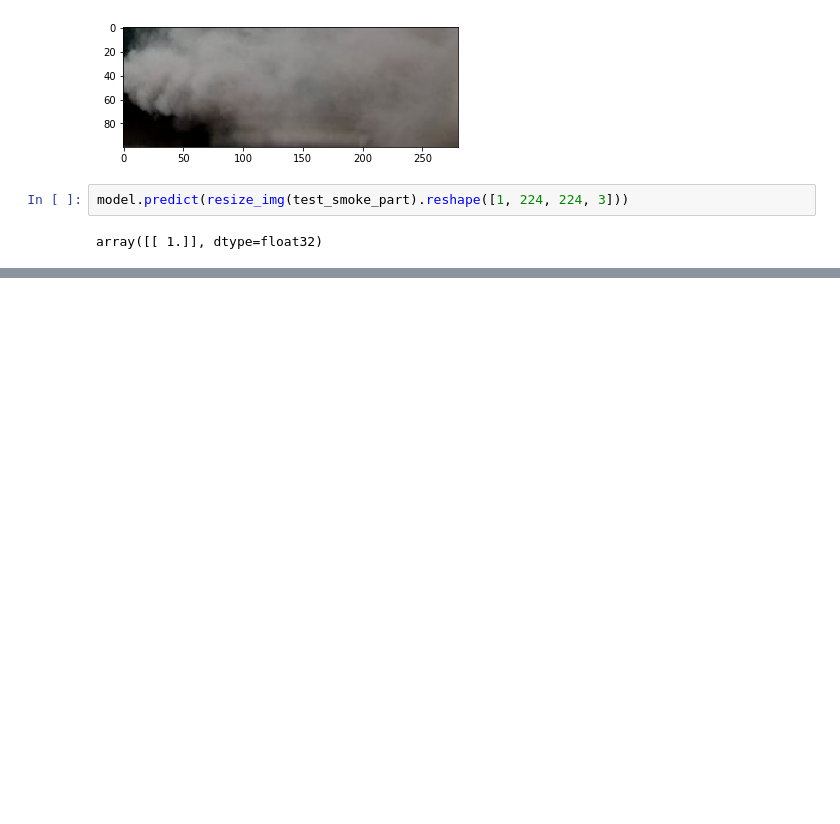
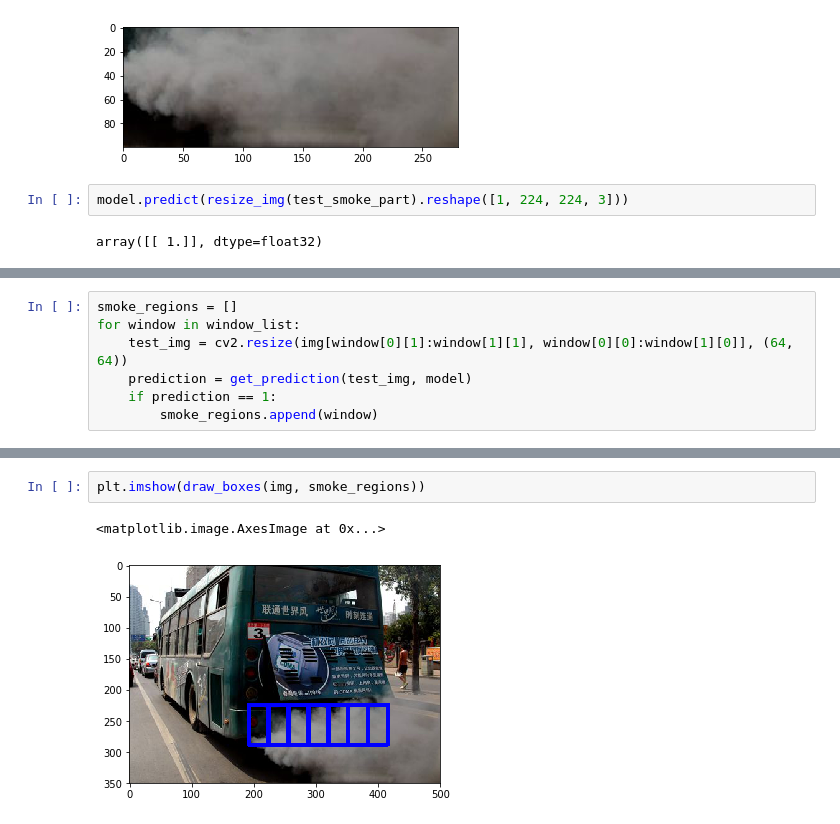
Before and after one commit to Lichuanro/smoke-detection-transfer-learning, a Jupyter notebook: smoke-detection-transfer-learning.ipynb, the cells around one changed output, grey strips where cells are left out. Drawn from its saved outputs; the diff is of its cells as text; blank space fills up the shorter version.

```diff
--- a/smoke-detection-transfer-learning.ipynb
+++ b/smoke-detection-transfer-learning.ipynb
@@ -213,0 +311,7 @@ array([[ 1.]], dtype=float32)
+# %%
+smoke_regions = []
+for window in window_list:
+    test_img = cv2.resize(img[window[0][1]:window[1][1], window[0][0]:window[1][0]], (64, 64))
+    prediction = get_prediction(test_img, model)
+    if prediction == 1:
+        smoke_regions.append(window)
@@ -213,0 +327,5 @@ array([[ 1.]], dtype=float32)
+# %%
+plt.imshow(draw_boxes(img, smoke_regions))
+# %% [output]
+<matplotlib.image.AxesImage at 0x...>
+[figure, added]
```
Also changed, not shown: parts of 24 cells of this notebook, 1 other file.
